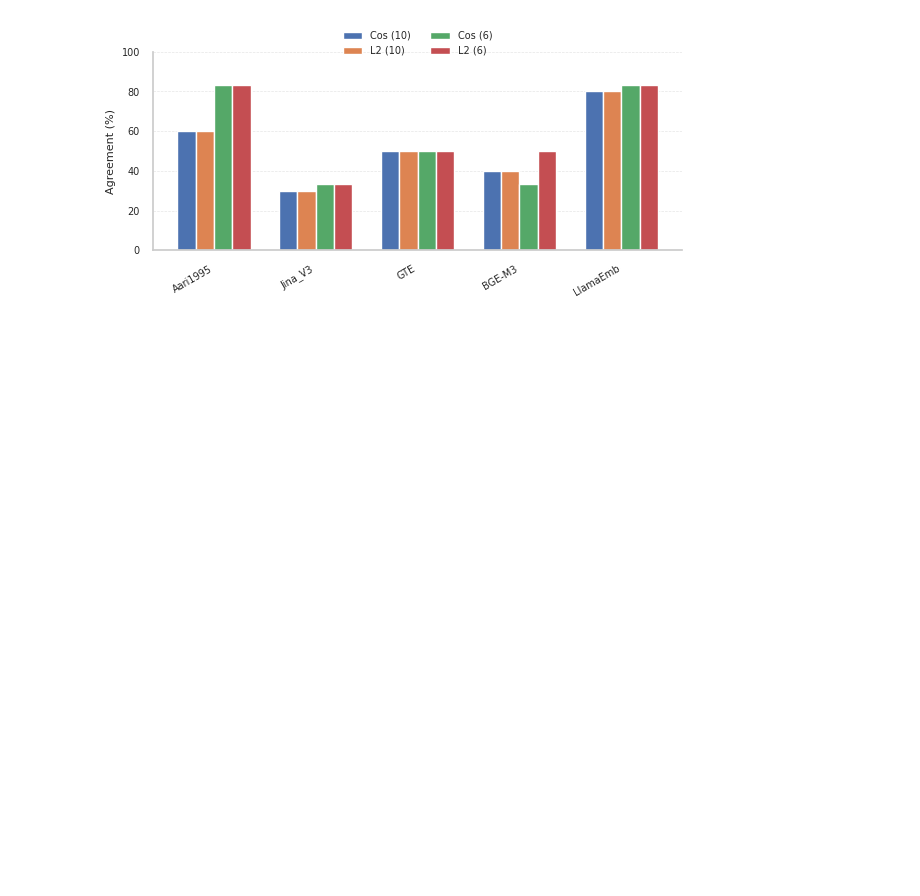
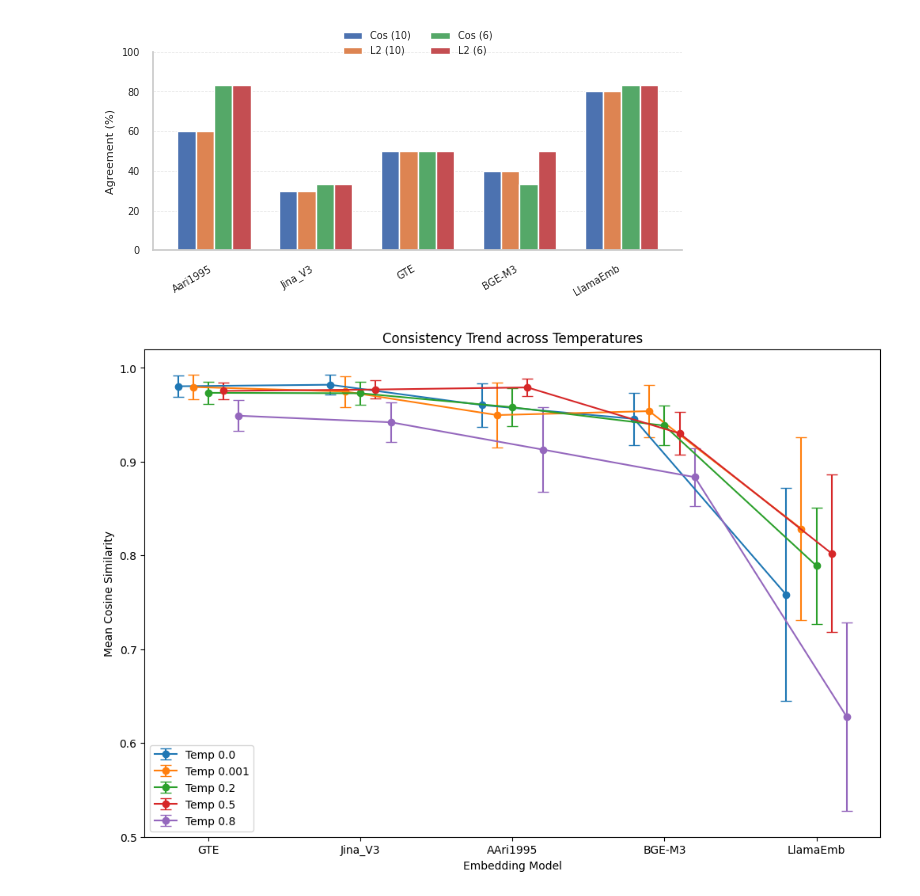
Before and after one commit to ahmad-Wattar/whisper-llm-eval, a Jupyter notebook: plots/gemeinsame_plots.ipynb, the cells around one changed output. Cells and saved outputs as stored; diff of their text form; code cells hidden in the pictures; blank space fills up the shorter version.

```diff
--- a/plots/gemeinsame_plots.ipynb
+++ b/plots/gemeinsame_plots.ipynb
@@ -744,3 +749,50 @@ plt.savefig(
 plt.show()
 # %% [output]
 [figure]
+# %%
+import numpy as np
+import matplotlib.pyplot as plt
+
+models = ["GTE", "Jina_V3", "AAri1995", "BGE-M3", "LlamaEmb"]
+x = np.arange(len(models))
+
+# Offsets für jede Linie
+offsets = [-0.2, -0.1, 0.0, 0.1, 0.2]
+
+# --- Daten ---
+mean_00 = [0.980300, 0.981940, 0.960249, 0.945573, 0.758160]
+std_00  = [0.011721, 0.010636, 0.023117, 0.027960, 0.113606]
+
+mean_001 = [0.979529, 0.974697, 0.949584, 0.953777, 0.828353]
+std_001  = [0.013110, 0.016512, 0.034822, 0.028008, 0.097756]
+
+mean_02 = [0.973302, 0.972843, 0.957915, 0.938332, 0.788867]
+std_02  = [0.011923, 0.012417, 0.020015, 0.021183,  0.062167]
+
+mean_05 = [0.975352, 0.976858, 0.979042, 0.930038, 0.801991]
+std_05  = [0.008610, 0.009532, 0.009176, 0.022895, 0.083941]
+
+mean_08 = [0.948882, 0.941903, 0.912782, 0.883408, 0.627594]
+std_08  = [0.016581, 0.021227, 0.044856, 0.030542, 0.100431]
+
+plt.figure(figsize=(12, 8))
+
+plt.errorbar(x + offsets[0], mean_00, yerr=std_00, marker='o', capsize=5, label="Temp 0.0")
+plt.errorbar(x + offsets[1], mean_001, yerr=std_001, marker='o', capsize=5, label="Temp 0.001")
+plt.errorbar(x + offsets[2], mean_02, yerr=std_02, marker='o', capsize=5, label="Temp 0.2")
+plt.errorbar(x + offsets[3], mean_05, yerr=std_05, marker='o', capsize=5, label="Temp 0.5")
+plt.errorbar(x + offsets[4], mean_08, yerr=std_08, marker='o', capsize=5, label="Temp 0.8")
+
+plt.xticks(x, models)
+plt.ylabel("Mean Cosine Similarity")
+plt.xlabel("Embedding Model")
+plt.title("Consistency Trend across Temperatures")
+
+plt.ylim(0.50, 1.02)
+plt.grid(False)
+plt.legend(loc="lower left")
+
+plt.savefig("consistency_trend.png", dpi=300, bbox_inches="tight")
+plt.show()
+# %% [output]
+[figure, added]
```
Also changed, not shown: parts of 1 cell of this notebook.
